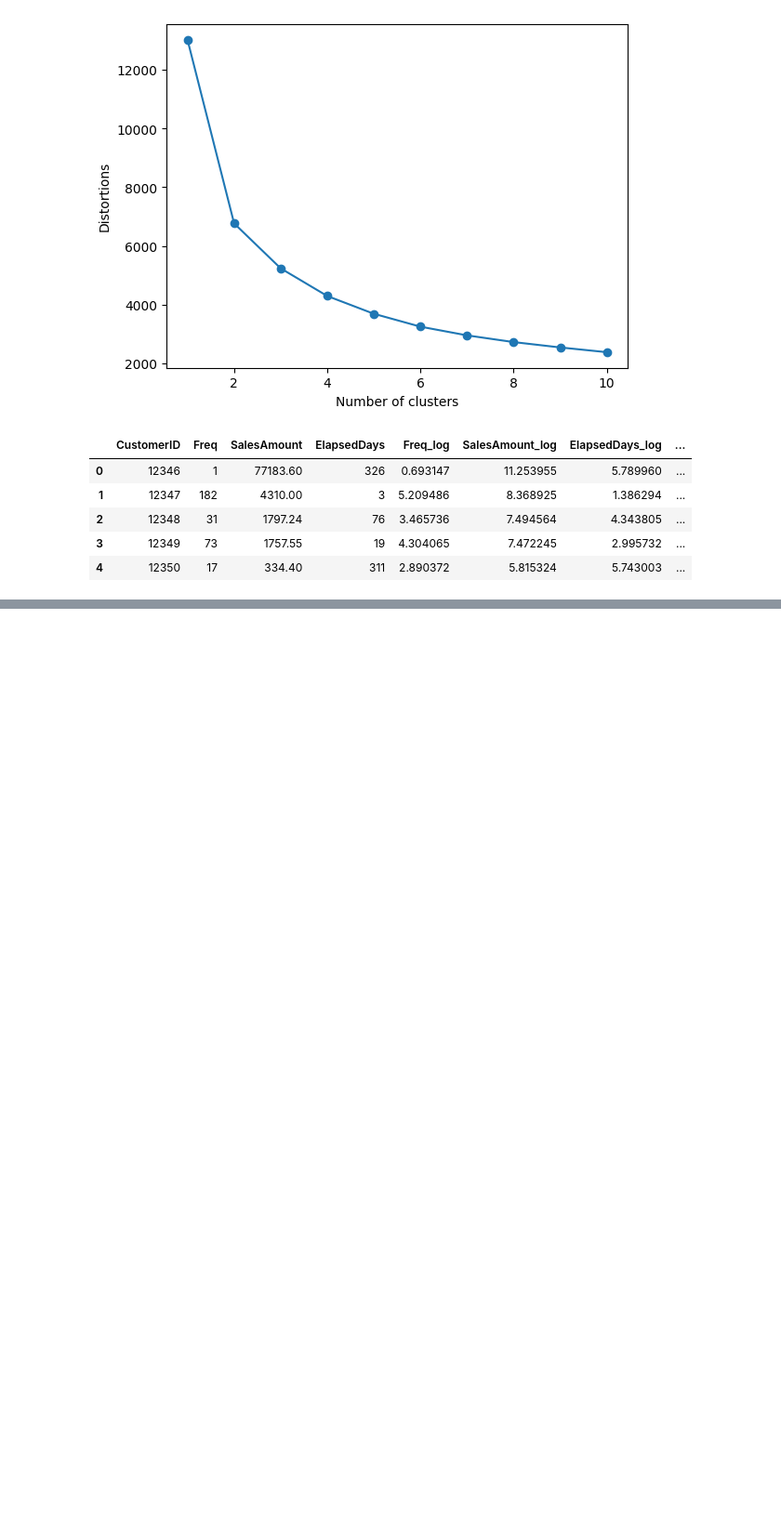
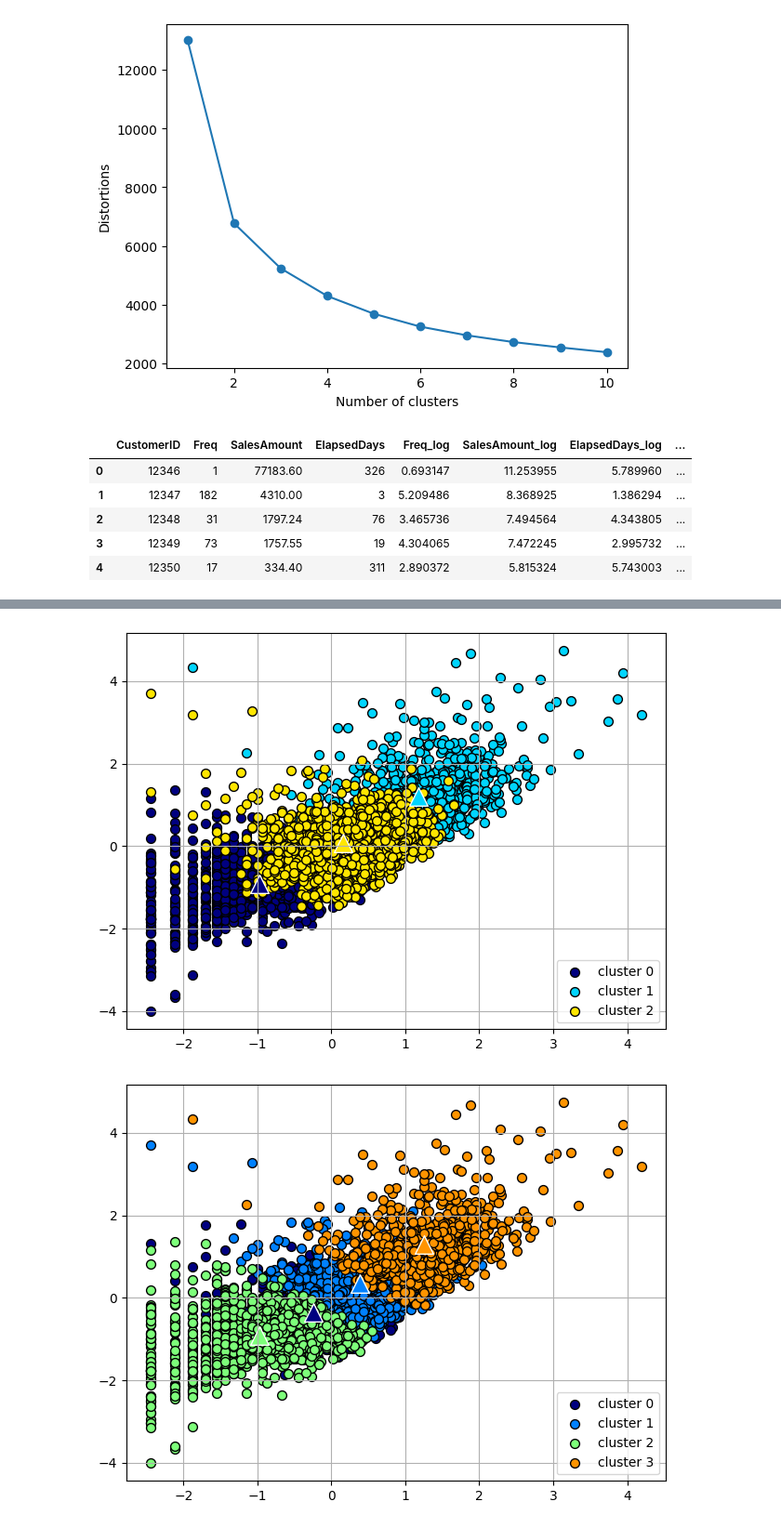
Before and after one commit to lsy3709/BigDataMLTest, a Jupyter notebook: 3-군집분석/test.ipynb, the cells around one changed output, grey strips where cells are left out. Shown at 93% size. Saved outputs shown, nothing was run; the diff lists cells and outputs as text; code cells hidden in the pictures; blank space fills up the shorter version.

```diff
--- a/3-군집분석/test.ipynb
+++ b/3-군집분석/test.ipynb
@@ -405,3 +407,26 @@ def silhouetteViz(n_clusters, X_features):
   plt.xlabel("silhouette coefficient")
   plt.tight_layout()
   plt.show()
+# %%
+# 클러스터의 데이터 분포를 확인하기 위한 스캐터 차트 확인.
+#
+def clusterScatter(n_clusters, X_features):
+  c_colors = []
+  kmeans = KMeans(n_clusters= n_clusters, random_state=0)
+  Y_labels = kmeans.fit_predict(X_features)
+
+  for i in range(n_clusters):
+    c_color = cm.jet(float(i) / n_clusters)
+    c_colors.append(c_color)
+
+    # 클러스터의 데이터 분포를 동그라미로 시각화
+    plt.scatter(X_features[Y_labels == i,0], X_features[Y_labels == i,1], marker="o", color = c_color, edgecolor = "black", s = 50 , label = 'cluster ' + str(i))
+
+  # 각 클러스터 중심점을 삼각형으로 표시.
+  for i in range(n_clusters):
+    plt.scatter(kmeans.cluster_centers_[i,0], kmeans.cluster_centers_[i,1], marker="^", color = c_colors[i], edgecolor="w", s = 200 )
+
+  plt.legend()
+  plt.grid()
+  plt.tight_layout()
+  plt.show()
@@ -407,0 +445,9 @@ def silhouetteViz(n_clusters, X_features):
+# %%
+# 데이터 분포 그리기
+clusterScatter(3,X_features_scaled)
+clusterScatter(4,X_features_scaled)
+clusterScatter(5,X_features_scaled)
+clusterScatter(6,X_features_scaled)
+# %% [output]
+[figure, added]
+[figure, added]
```
Also changed, not shown: parts of 3 cells of this notebook.
